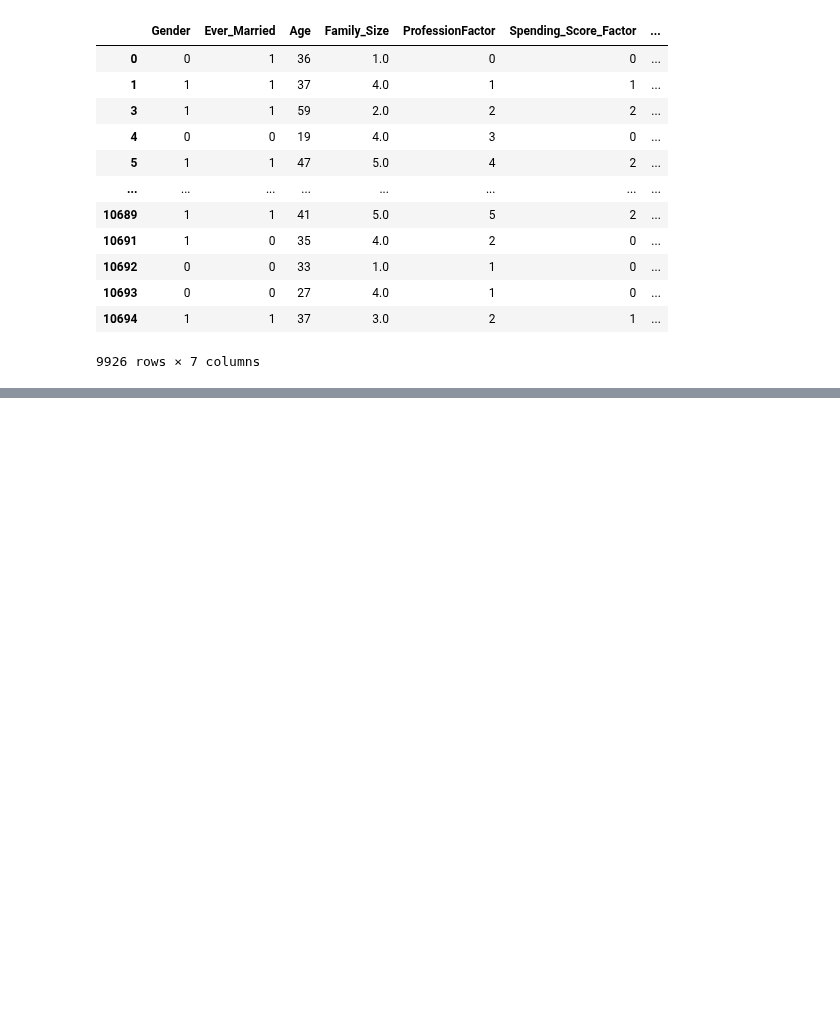
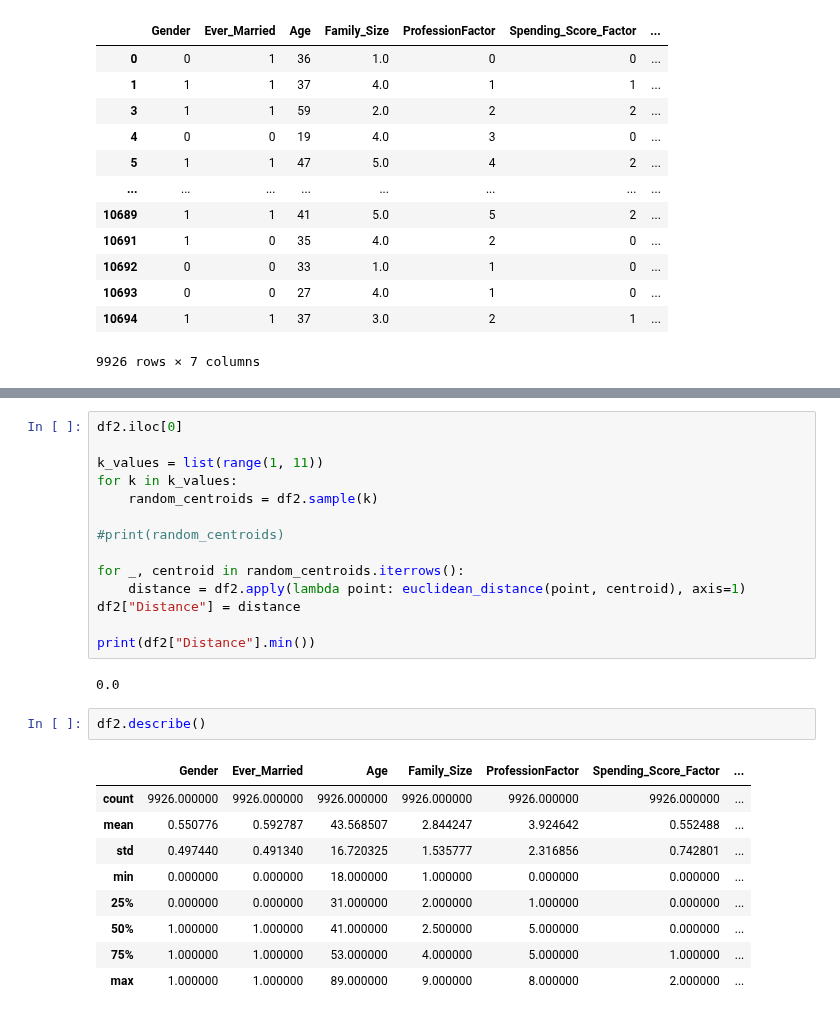
Before and after one commit to shaanCh/Data_Science-Machine_Learning, a Jupyter notebook: Machine Learning/Unsupervised Learning/K-Means Clustering.ipynb, the cells around one changed output, grey strips where cells are left out. Cells and saved outputs as stored; diff of their text form; blank space fills up the shorter version.

```diff
--- a/Machine Learning/Unsupervised Learning/K-Means Clustering.ipynb
+++ b/Machine Learning/Unsupervised Learning/K-Means Clustering.ipynb
@@ -135,0 +175,28 @@ df2
+# %%
+df2.iloc[0]
+
+k_values = list(range(1, 11))
+for k in k_values:
+    random_centroids = df2.sample(k)
+
+#print(random_centroids)
+
+for _, centroid in random_centroids.iterrows():
+    distance = df2.apply(lambda point: euclidean_distance(point, centroid), axis=1)
+df2["Distance"] = distance
+
+print(df2["Distance"].min())
+# %% [output]
+0.0
+# %%
+df2.describe()
+# %% [output]
+|  | Gender | Ever_Married | Age | Family_Size | ProfessionFactor | Spending_Score_Factor | ... |
+| count | 9926.000000 | 9926.000000 | 9926.000000 | 9926.000000 | 9926.000000 | 9926.000000 | ... |
+| mean | 0.550776 | 0.592787 | 43.568507 | 2.844247 | 3.924642 | 0.552488 | ... |
+| std | 0.497440 | 0.491340 | 16.720325 | 1.535777 | 2.316856 | 0.742801 | ... |
+| min | 0.000000 | 0.000000 | 18.000000 | 1.000000 | 0.000000 | 0.000000 | ... |
+| 25% | 0.000000 | 0.000000 | 31.000000 | 2.000000 | 1.000000 | 0.000000 | ... |
+| 50% | 1.000000 | 1.000000 | 41.000000 | 2.500000 | 5.000000 | 0.000000 | ... |
+| 75% | 1.000000 | 1.000000 | 53.000000 | 4.000000 | 5.000000 | 1.000000 | ... |
+| max | 1.000000 | 1.000000 | 89.000000 | 9.000000 | 8.000000 | 2.000000 | ... |
```
Also changed, not shown: parts of 2 cells of this notebook.
